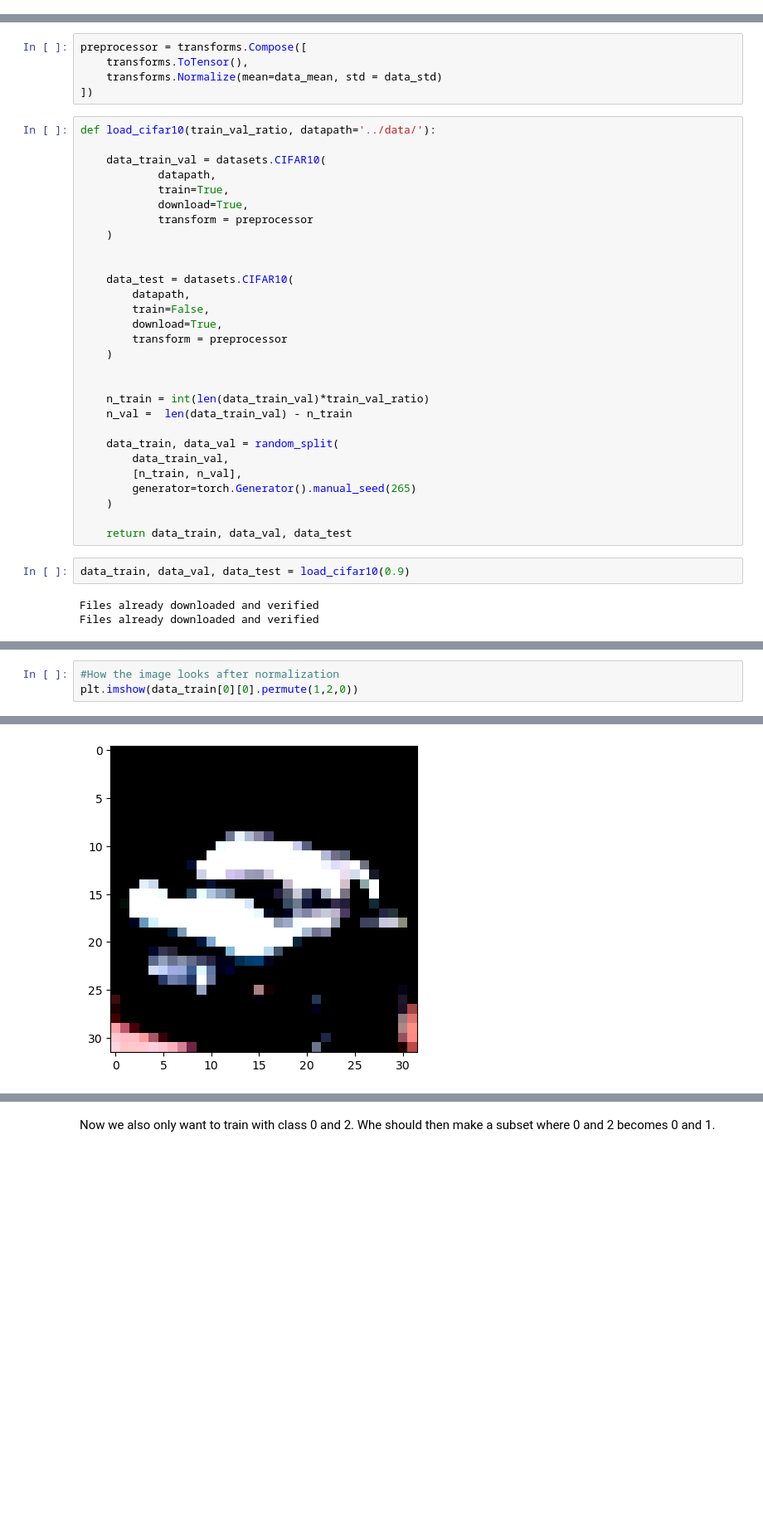
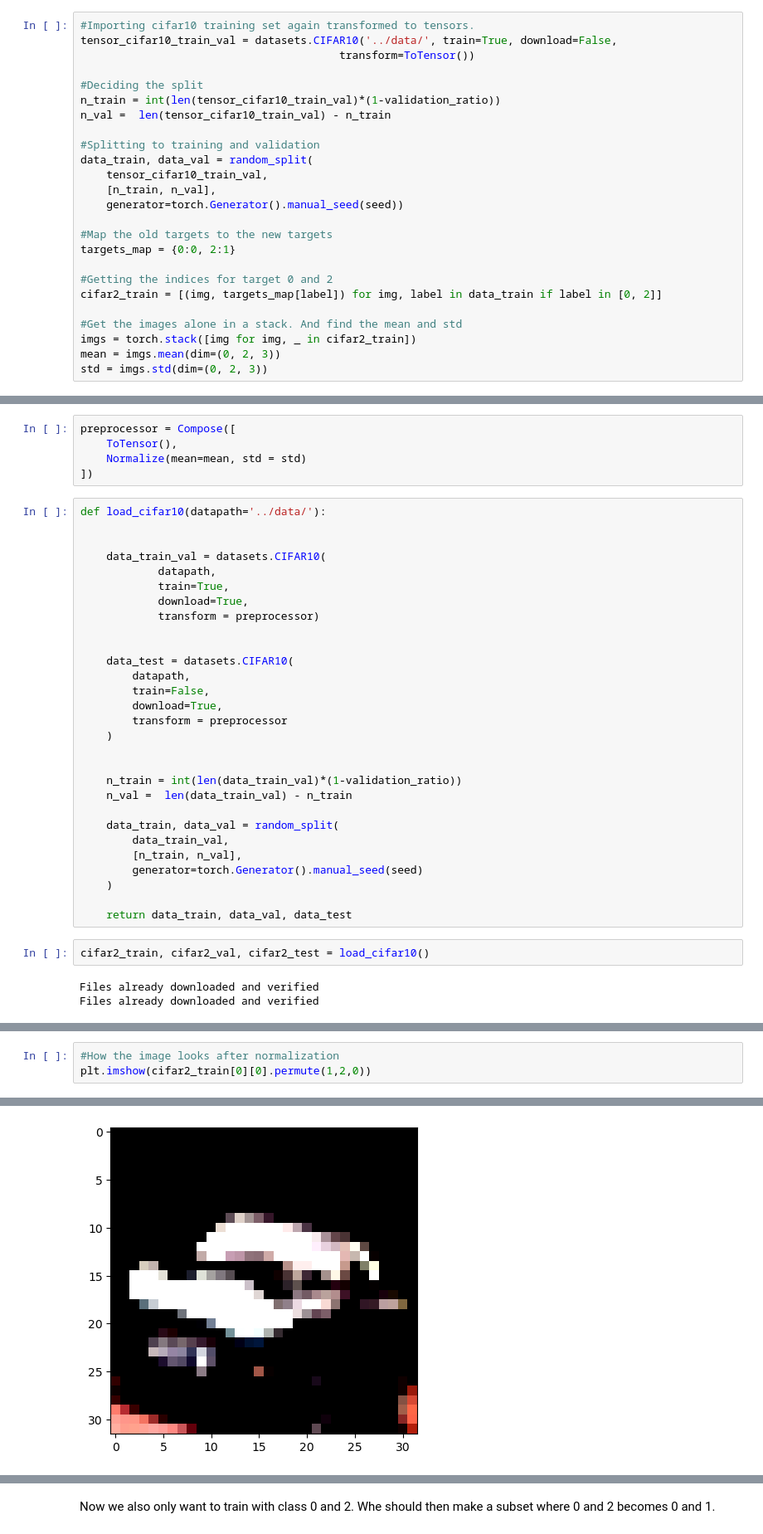
Before and after one commit to ei1000/INF265, a Jupyter notebook: gradient_descent.ipynb, the cells around one changed output, grey strips where cells are left out. Shown at 83% size. Cells and saved outputs as stored; diff of their text form; blank space fills up the shorter version.

```diff
--- a/gradient_descent.ipynb
+++ b/gradient_descent.ipynb
@@ -96,0 +114,25 @@ Yes
+# %%
+#Importing cifar10 training set again transformed to tensors.
+tensor_cifar10_train_val = datasets.CIFAR10('../data/', train=True, download=False,
+                                        transform=ToTensor())
+
+#Deciding the split
+n_train = int(len(tensor_cifar10_train_val)*(1-validation_ratio))
+n_val =  len(tensor_cifar10_train_val) - n_train
+
+#Splitting to training and validation
+data_train, data_val = random_split(
+    tensor_cifar10_train_val,
+    [n_train, n_val],
+    generator=torch.Generator().manual_seed(seed))
+
+#Map the old targets to the new targets
+targets_map = {0:0, 2:1}
+
+#Getting the indices for target 0 and 2
+cifar2_train = [(img, targets_map[label]) for img, label in data_train if label in [0, 2]]
+
+#Get the images alone in a stack. And find the mean and std
+imgs = torch.stack([img for img, _ in cifar2_train])
+mean = imgs.mean(dim=(0, 2, 3))
+std = imgs.std(dim=(0, 2, 3))
@@ -97,19 +143,19 @@ Yes
 # %% [markdown]
 Normalization is generally a good idea. It can improve performance. Therefore we should now transform the data with normalization and make it usable for pytorch by turning them to tensors.
 # %%
-preprocessor = transforms.Compose([
-    transforms.ToTensor(),
-    transforms.Normalize(mean=data_mean, std = data_std)
+preprocessor = Compose([
+    ToTensor(),
+    Normalize(mean=mean, std = std)
 ])
 # %%
-def load_cifar10(train_val_ratio, datapath='../data/'):
+def load_cifar10(datapath='../data/'):
+
 
     data_train_val = datasets.CIFAR10(
             datapath,
             train=True,
             download=True,
-            transform = preprocessor
-    )
+            transform = preprocessor)
 
 
     data_test = datasets.CIFAR10(
@@ -120,18 +166,18 @@ def load_cifar10(train_val_ratio, datapath='../data/'):
     )
 
 
-    n_train = int(len(data_train_val)*train_val_ratio)
+    n_train = int(len(data_train_val)*(1-validation_ratio))
     n_val =  len(data_train_val) - n_train
 
     data_train, data_val = random_split(
         data_train_val,
         [n_train, n_val],
-        generator=torch.Generator().manual_seed(265)
+        generator=torch.Generator().manual_seed(seed)
     )
 
     return data_train, data_val, data_test
 # %%
-data_train, data_val, data_test = load_cifar10(0.9)
+cifar2_train, cifar2_val, cifar2_test = load_cifar10()
 # %% [output]
 Files already downloaded and verified
 Files already downloaded and verified
@@ -138,7 +188,7 @@ Files already downloaded and verified
 # %%
 #How the image looks after normalization
-plt.imshow(data_train[0][0].permute(1,2,0))
+plt.imshow(cifar2_train[0][0].permute(1,2,0))
 # %% [output]
 Clipping input data to the valid range for imshow with RGB data ([0..1] for floats or [0..255] for integers).
 <matplotlib.image.AxesImage at 0x...>
-[figure, old version]
+[figure, new version]
```
Also changed, not shown: parts of 32 cells of this notebook.
